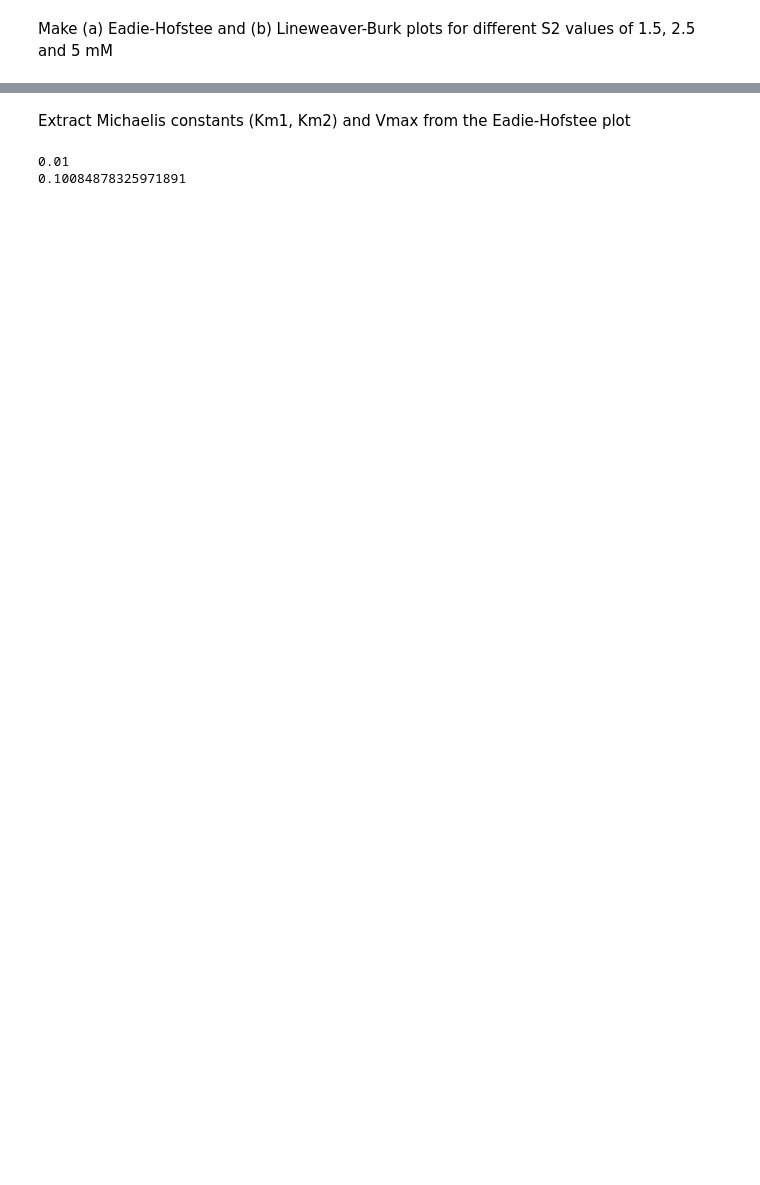
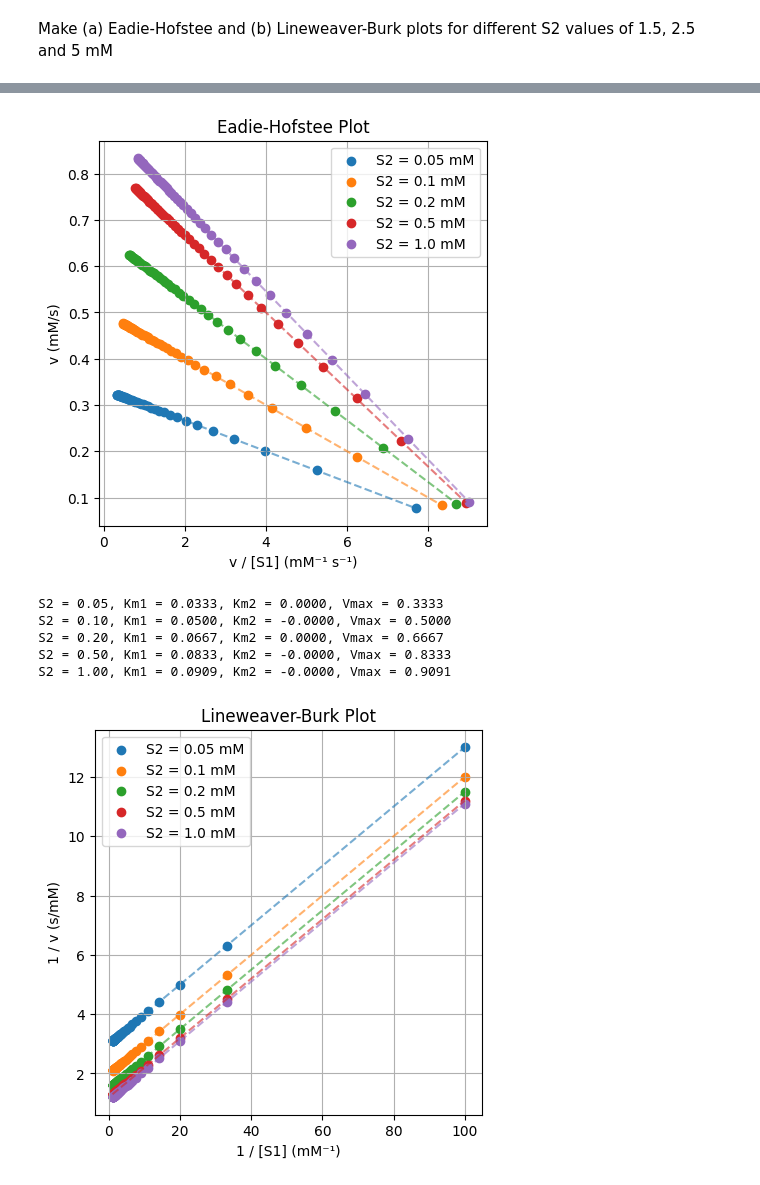
Before and after one commit to labudzki/ComputationalBiology, a Jupyter notebook: Assignment1.ipynb, the cells around one changed output, grey strips where cells are left out. Cells and saved outputs as stored; diff of their text form; code cells hidden in the pictures; blank space fills up the shorter version.

```diff
--- a/Assignment1.ipynb
+++ b/Assignment1.ipynb
@@ -161,0 +88,16 @@ Chi-squared: 0.4448812052133724
+# %%
+# Defining goodness of fit measures
+def r_squared(y, y_fit):
+    """
+    Calculates the R-squared value, which measures how well the model fits the data.
+    """
+    ss_res = np.sum((y - y_fit) ** 2)
+    ss_tot = np.sum((y - np.mean(y)) ** 2)
+    return 1 - (ss_res / ss_tot)
+
+def chi_squared(y, y_fit):
+    """
+    Calculates the Chi-squared value, which measures the difference between observed
+    and fitted data.
+    """
+    return np.sum(((y - y_fit) ** 2) / y_fit)
@@ -161,0 +149,8 @@ Chi-squared: 0.4448812052133724
+# %%
+models = {
+    "Type 1a": type_1a,
+    # "Type 1b": type_1b, # Type 1b commented out due to diverging results
+    "Type 2": type_2
+}
+
+run_all_models(data, models)
@@ -252,11 +179,0 @@ For S2 = 5: Km1 = 0.0808, Km2 = 3.0474, Vmax = 0.9495
-# %% [markdown]
- Extract Michaelis constants (Km1, Km2) and Vmax from the Eadie-Hofstee plot
-# %%
-#slope of the Eadie-Hofstee plot is the Km1, vm is the y-intercept
-# y = mx + b
-
-print(s1_data[0])
-print(v_values[0][1][0])
-# %% [output]
-0.01
-0.10084878325971891
@@ -262,0 +270,12 @@ print(v_values[0][1][0])
+# %%
+# Plots Eadie-Hofstee and Lineweaver-Burk plots with Km1, Km2, and Vmax parameters.
+s2_targets = [.05, 0.1, 0.2, 0.5, 1.0]
+analyze_kinetics_with_data(data, s2_targets)
+# %% [output]
+[figure, added]
+S2 = 0.05, Km1 = 0.0333, Km2 = 0.0000, Vmax = 0.3333
+S2 = 0.10, Km1 = 0.0500, Km2 = -0.0000, Vmax = 0.5000
+S2 = 0.20, Km1 = 0.0667, Km2 = 0.0000, Vmax = 0.6667
+S2 = 0.50, Km1 = 0.0833, Km2 = -0.0000, Vmax = 0.8333
+S2 = 1.00, Km1 = 0.0909, Km2 = -0.0000, Vmax = 0.9091
+[figure, added]
```
Also changed, not shown: parts of 14 cells of this notebook, 2 other files.
